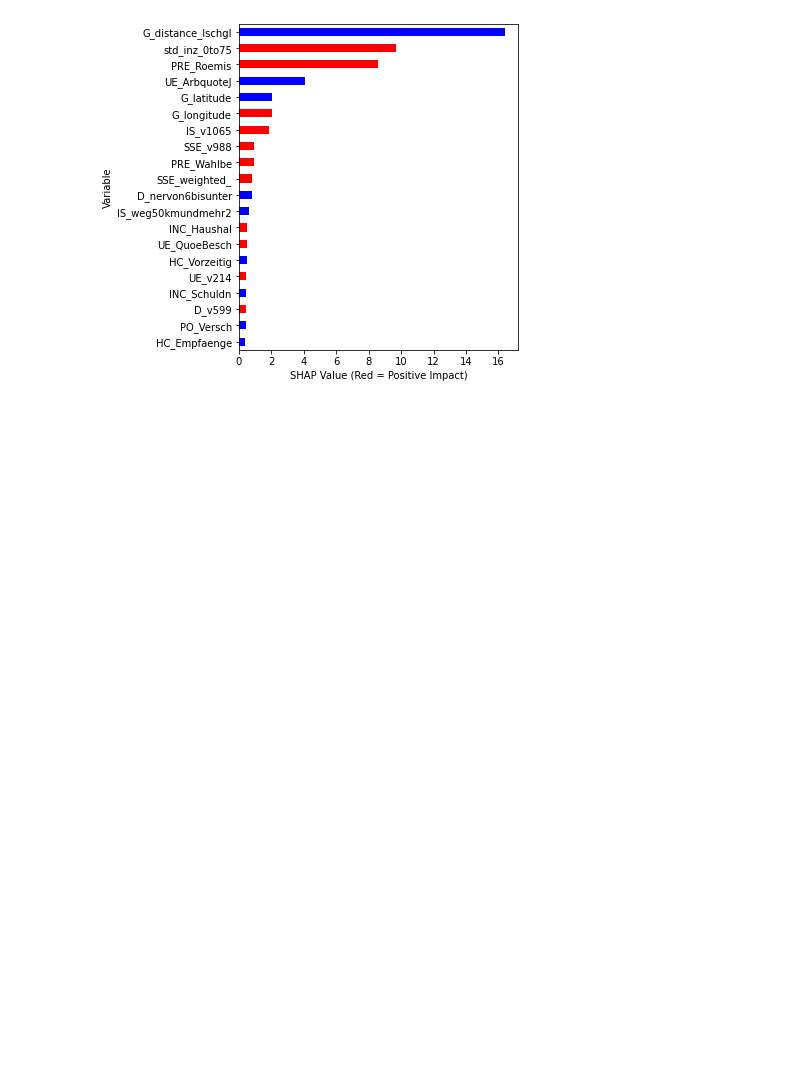
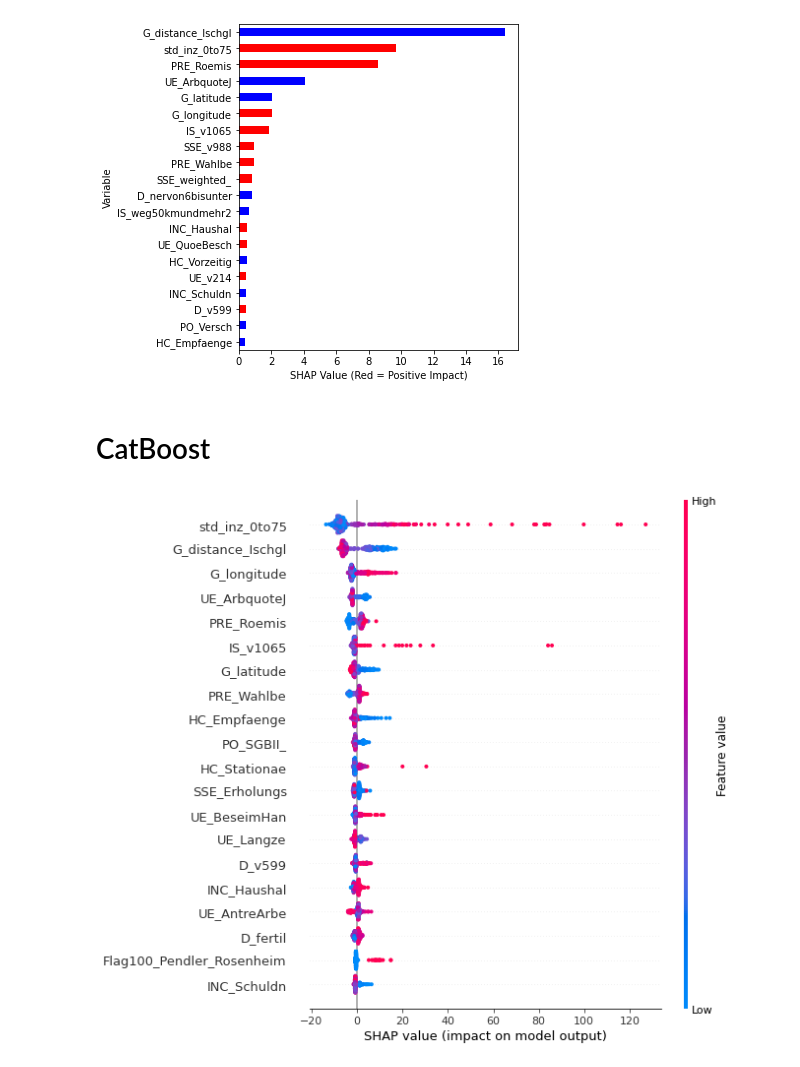
Before and after one commit to data-cr/covid19, a Jupyter notebook: SHAP_75to91.ipynb, the cells around one changed output. Cells and saved outputs as stored; diff of their text form; code cells hidden in the pictures; blank space fills up the shorter version.

```diff
--- a/SHAP_75to91.ipynb
+++ b/SHAP_75to91.ipynb
@@ -55,11 +59,11 @@ X = df.loc[:, ~df.columns.isin(['std_inz_75to91', 'eastwest'])]
 # %% [markdown]
 # RF model
 # %%
-rf = RandomForestRegressor(bootstrap=True, ccp_alpha=0.0, criterion='mse',
+rfr = RandomForestRegressor(bootstrap=True, ccp_alpha=0.0, criterion='mse',
                       max_depth=None, max_features='auto', max_leaf_nodes=None,
                       max_samples=None, min_impurity_decrease=0.0,
                       min_impurity_split=None, min_samples_leaf=1,
                       min_samples_split=2, min_weight_fraction_leaf=0.0,
                       n_estimators=5000, n_jobs=None, oob_score=False,
                       random_state=0, verbose=0, warm_start=False)
-rf.fit(X, Y)
+rf=rfr.fit(X, Y)
@@ -67,0 +78,12 @@ RandomForestRegressor(n_estimators=5000, random_state=0)
+# %%
+# initialize Pool
+train_pool = Pool(X,Y)
+
+
+# specify the training parameters
+model = CatBoostRegressor(random_seed=0)
+#train the model
+cb = model.fit(train_pool)
+# make the prediction using the resulting model
+preds = model.predict(train_pool)
+#print(preds)
@@ -113,3 +158,11 @@ def ABS_SHAP(df_shap,df):
 ABS_SHAP(shap_values,X)
 # %% [output]
 [figure]
+# %% [markdown]
+# CatBoost
+# %%
+shap_values_cb = shap.TreeExplainer(cb).shap_values(X)
+# %%
+shap.summary_plot(shap_values_cb, X,max_display=20)  #TreeExpliner
+# %% [output]
+[figure, added]
```
Also changed, not shown: parts of 16 cells of this notebook, 4 other files.
